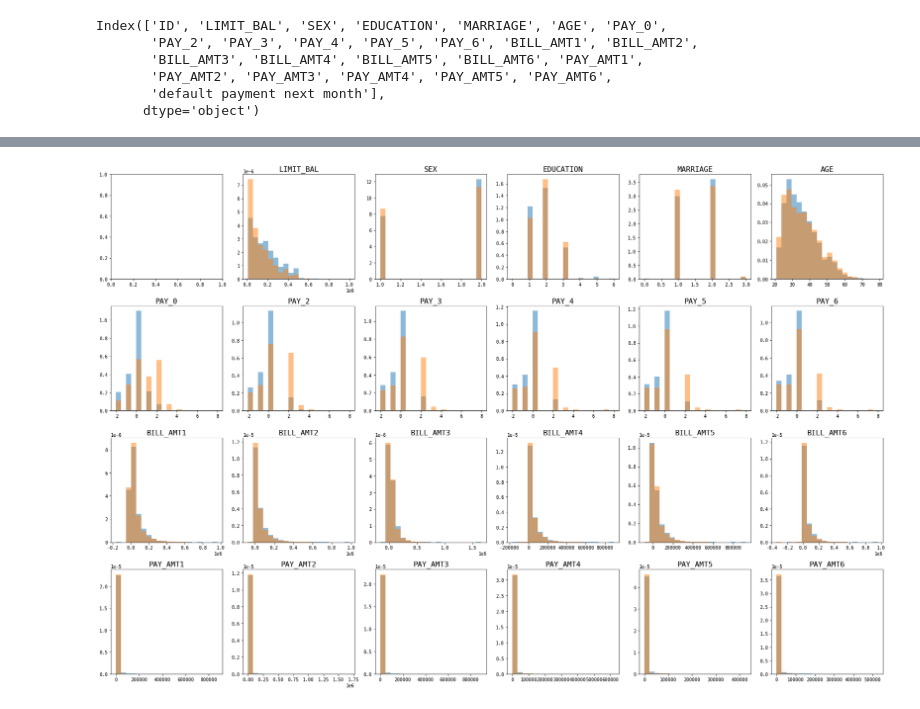
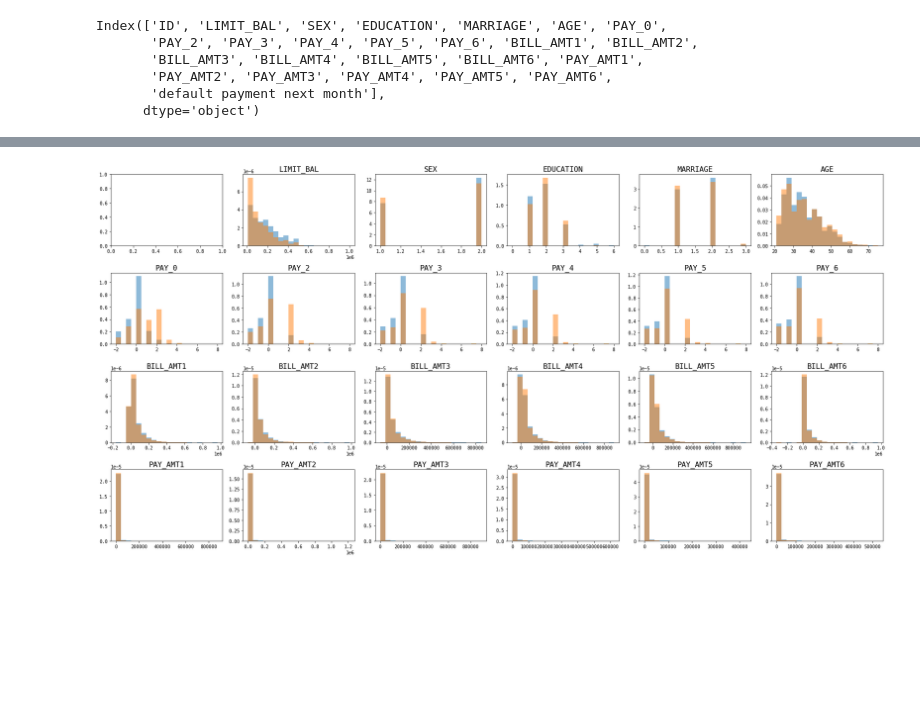
Before and after one commit to sinwall/221117_MLBasic, a Jupyter notebook: byungchang/starter_default.ipynb, the cells around one changed output, grey strips where cells are left out. Cells and saved outputs as stored; diff of their text form; code cells hidden in the pictures; blank space fills up the shorter version.

Commit message:
simple model

```diff
--- a/byungchang/starter_default.ipynb
+++ b/byungchang/starter_default.ipynb
@@ -9,5 +7,12 @@ df = pd.read_csv(f'../../input/default of credit card clients.csv', header=1)
+# %%
+from sklearn.model_selection import train_test_split
+
+df = pd.read_csv(f'../../input/default of credit card clients.csv', header=1)
+df_train, df_test = train_test_split(df, test_size=0.2, stratify=df['default payment next month'], random_state=42)
+df_train = df_train.sort_values(by='ID').reset_index(drop=True)
+df_test = df_test.sort_values(by='ID').reset_index(drop=True)
 # %%
-col_names = df.columns[1:-1]
+col_names = df_train.columns[1:-1]
 col_names
 # %% [output]
 Index(['LIMIT_BAL', 'SEX', 'EDUCATION', 'MARRIAGE', 'AGE', 'PAY_0', 'PAY_2',
@@ -50,13 +55,13 @@ df.describe()
 # %%
 fig, axs = plt.subplots(nrows=4, ncols=6, figsize=(24, 12))
 axs = axs.ravel()
 for i in range(len(col_names)):
     ax = axs[i+1]
-    _, bins = np.histogram(df[col_names[i]], bins=20)
-    ax.hist(df.loc[df['default payment next month'] == 0, col_names[i]], bins=bins, density=True, color='C0', alpha=0.5)
-    ax.hist(df.loc[df['default payment next month'] == 1, col_names[i]], bins=bins, density=True, color='C1', alpha=0.5)
+    _, bins = np.histogram(df_train[col_names[i]], bins=20)
+    ax.hist(df_train.loc[df_train['default payment next month'] == 0, col_names[i]], bins=bins, density=True, color='C0', alpha=0.5)
+    ax.hist(df_train.loc[df_train['default payment next month'] == 1, col_names[i]], bins=bins, density=True, color='C1', alpha=0.5)
 
     ax.set_title(col_names[i], fontsize=16)
 plt.tight_layout(); plt.show(); plt.close()
 # %% [output]
-[figure, old version]
+[figure, new version]
```
Also changed, not shown: parts of 8 cells of this notebook, 1 other file.
